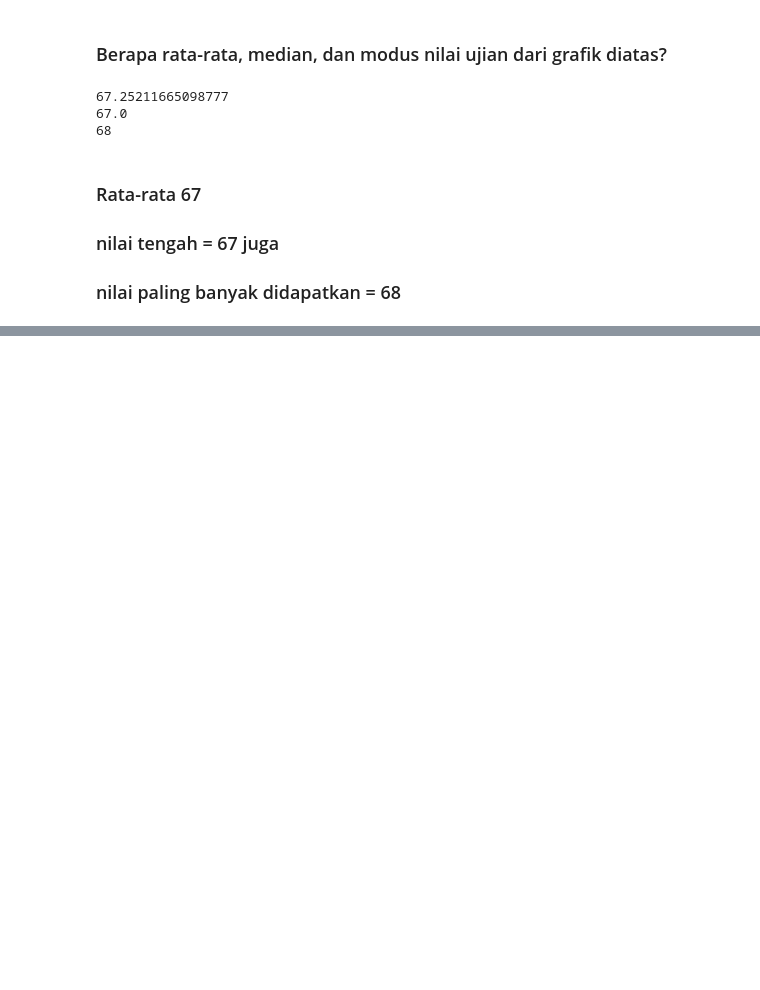
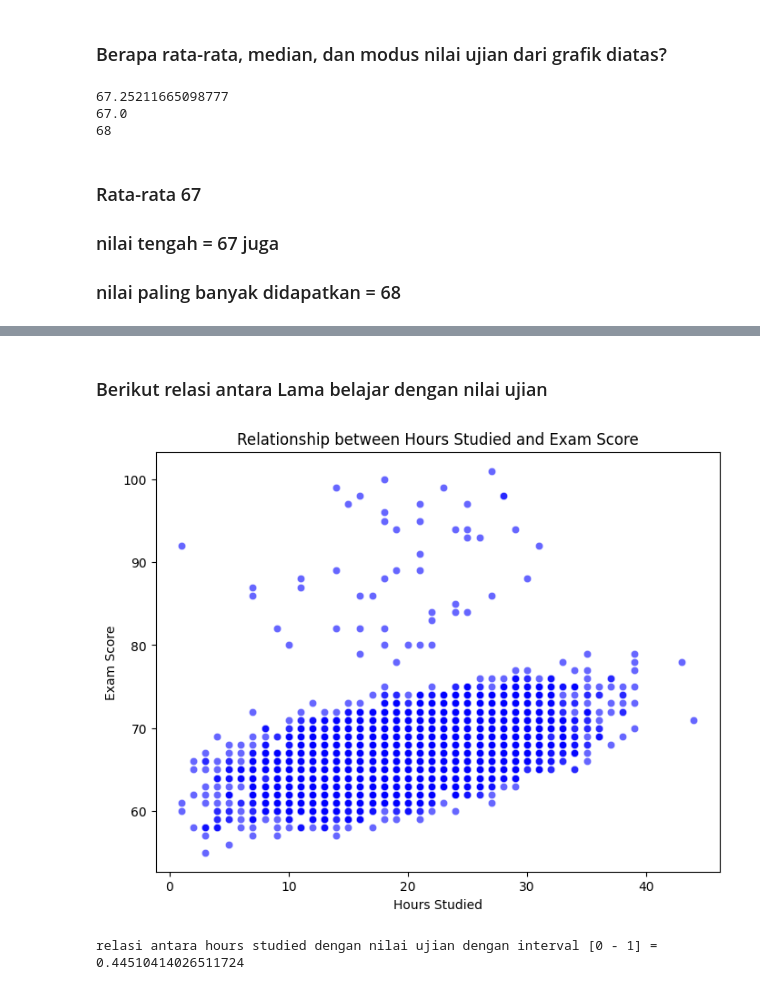
Before and after one commit to satoshi5761/learning_machine_learning, a Jupyter notebook: tugas/tugas.ipynb, the cells around one changed output, grey strips where cells are left out. Drawn from its saved outputs; the diff is of its cells as text; code cells hidden in the pictures; blank space fills up the shorter version.

```diff
--- a/tugas/tugas.ipynb
+++ b/tugas/tugas.ipynb
@@ -169,0 +234,17 @@ print(df['Exam_Score'].mode()[0]) # modus
+# %% [markdown]
+### Berikut relasi antara Lama belajar dengan nilai ujian
+# %%
+
+plt.figure(figsize=(8,6))
+sns.scatterplot(x="Hours_Studied", y="Exam_Score", data=df, color="blue", alpha=0.6)
+
+plt.title("Relationship between Hours Studied and Exam Score")
+plt.xlabel("Hours Studied")
+plt.ylabel("Exam Score")
+plt.show()
+
+correlation = df["Hours_Studied"].corr(df["Exam_Score"])
+print("relasi antara hours studied dengan nilai ujian dengan interval [0 - 1] = ", correlation)
+# %% [output]
+[figure, added]
+relasi antara hours studied dengan nilai ujian dengan interval [0 - 1] =  0.44510414026511724
```
Also changed, not shown: parts of 8 cells of this notebook.
